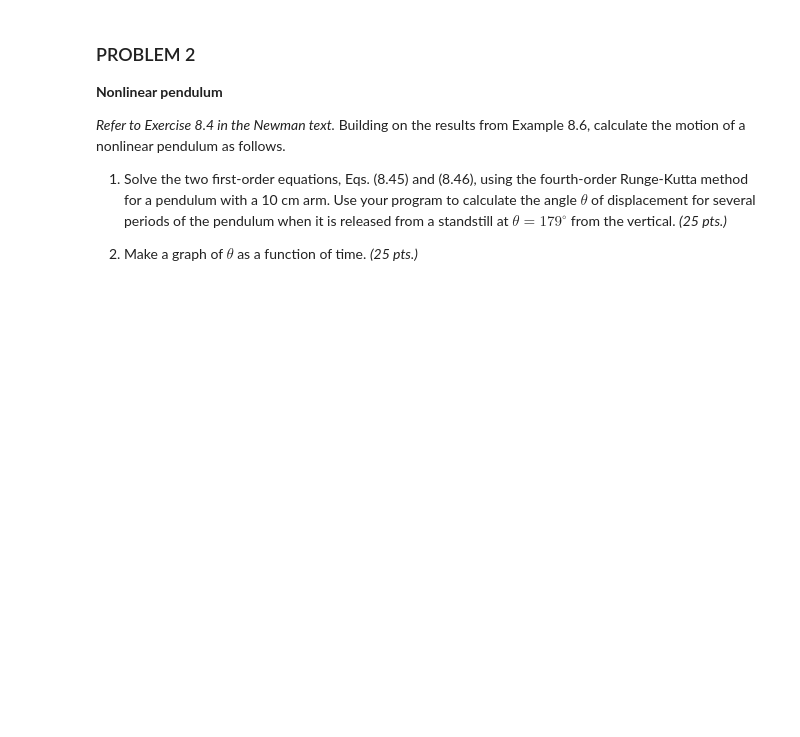
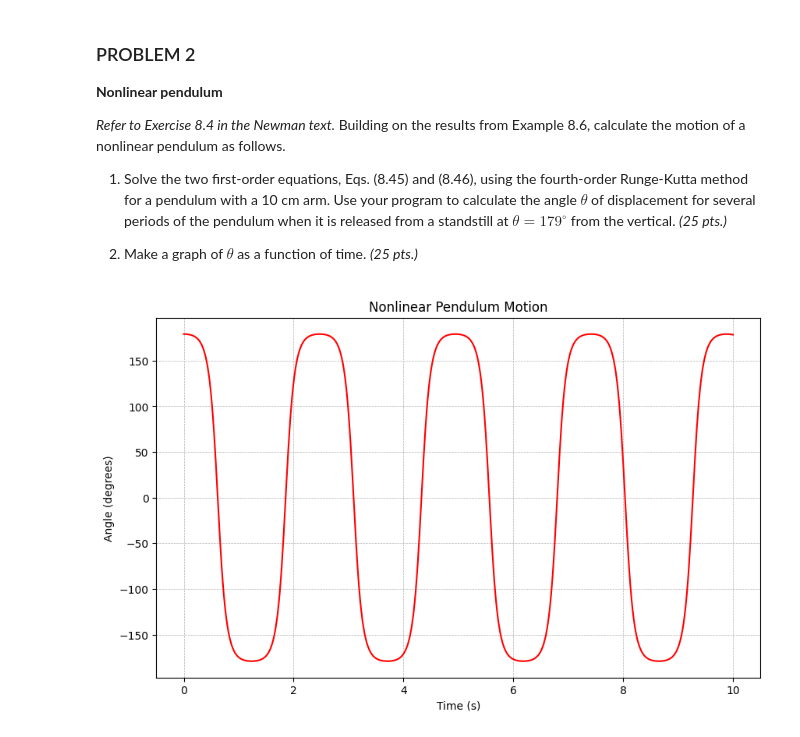
Before and after one commit to aiquiamjot/App_Physics155, a Jupyter notebook: lab assignments/lab_assignment_module4.ipynb, the cells around one changed output. Drawn from its saved outputs; the diff is of its cells as text; code cells hidden in the pictures; blank space fills up the shorter version.

```diff
--- a/lab assignments/lab_assignment_module4.ipynb
+++ b/lab assignments/lab_assignment_module4.ipynb
@@ -163,0 +133,52 @@ _Refer to Exercise 8.4 in the Newman text._ Building on the results from Example
+# %%
+import matplotlib.pyplot as plt
+import numpy as np
+
+#   defining dtheta/dt and domega/dt for a nonlinear pendulum
+def f(r,t):
+    theta = r[0]
+    w = r[1]
+    dthetadt = w
+    dwdt = -(g/l)*np.sin(theta)
+    return np.array([dthetadt,dwdt],float)
+
+#   implementing the runge-Kutta method for solving the differential eqs
+def runge_Kutta(r, t):
+    k1 = h*f(r, t)
+    k2 = h*f(r+0.5*k1, t+0.5*h)
+    k3 = h*f(r+0.5*k2, t+0.5*h)
+    k4 = h*f(r+k3, t+h)
+    r += (k1 + 2*k2 + 2*k3 + k4)/6
+    return r
+
+g = 9.81            #   gravitational acceleration (m/s^2)
+l = 0.1             #   arm length in meters
+
+theta0 = 179 * np.pi / 180          #   initial condition, angle is in degrees and converted to radians
+r = np.array([theta0,0],float)      #   store initial conditions in an array
+
+a = 0                               #   initial time
+b = 10                              #   final time
+N = 1000                            #   number of data points
+h = (b-a)/N                         #   time step interval given number of data points
+
+t_vals = np.arange(a, b+h, h)       #   generating array of time points from 0 to 10+h
+theta_vals =[]                      #   initialize array to store theta values
+
+#   loop that calls and performs the Runge-Kutta method
+for t in t_vals:
+    theta_vals.append(r[0])
+    r = runge_Kutta(r,t)
+
+theta_degrees = np.degrees(theta_vals)      #   converting radians to degrees before plotting using np.degrees()
+
+#   plotting the results
+plt.figure(figsize=(10,6))
+plt.plot(t_vals, theta_degrees, color = 'red')
+plt.xlabel('Time (s)')
+plt.ylabel('Angle (degrees)')
+plt.title('Nonlinear Pendulum Motion')
+plt.grid(linestyle='--', linewidth='0.5')
+plt.show()
+# %% [output]
+[figure, added]
```
Also changed, not shown: parts of 8 cells of this notebook.
